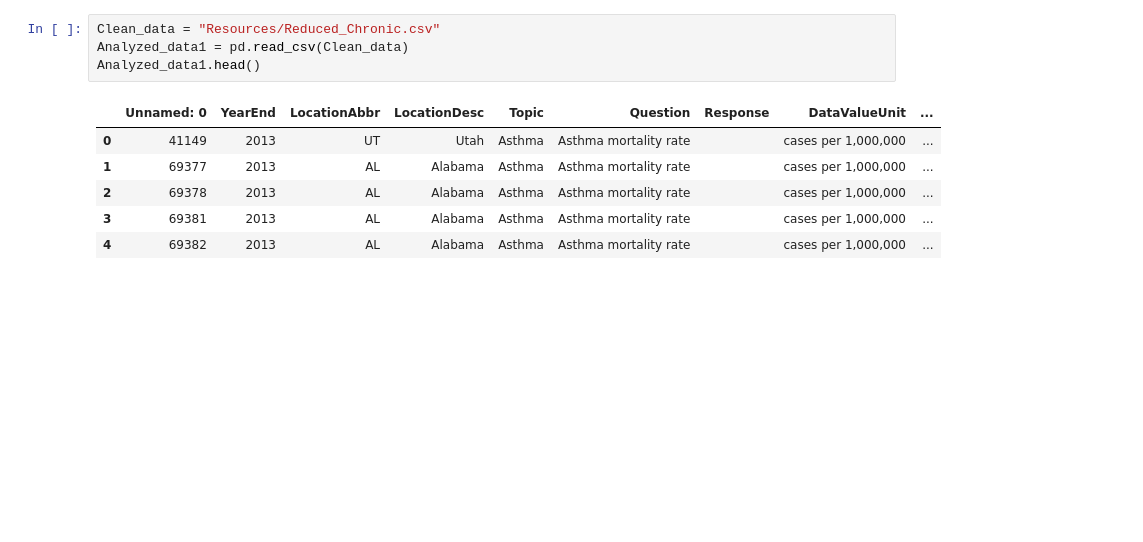
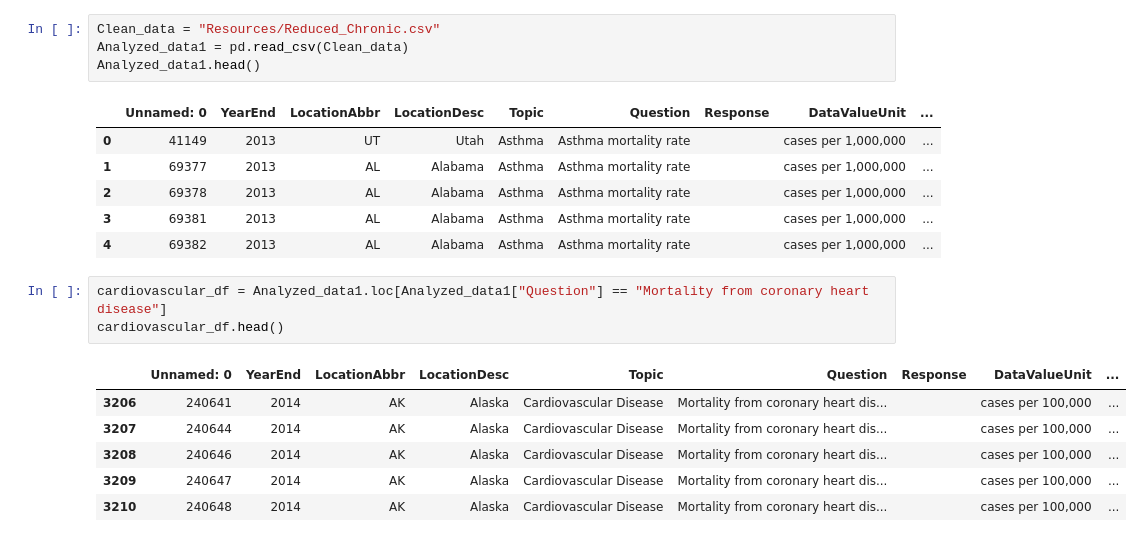
Before and after one commit to ByronIAllen/DataAnalysis_Project1, a Jupyter notebook: Chronic Disease.ipynb, the cells around one changed output. Cells and saved outputs as stored; diff of their text form; blank space fills up the shorter version.

```diff
--- a/Chronic Disease.ipynb
+++ b/Chronic Disease.ipynb
@@ -428,3 +418,13 @@ Analyzed_data1.head()
 | 2 | 69378 | 2013 | AL | Alabama | Asthma | Asthma mortality rate |  | cases per 1,000,000 | ... |
 | 3 | 69381 | 2013 | AL | Alabama | Asthma | Asthma mortality rate |  | cases per 1,000,000 | ... |
 | 4 | 69382 | 2013 | AL | Alabama | Asthma | Asthma mortality rate |  | cases per 1,000,000 | ... |
+# %%
+cardiovascular_df = Analyzed_data1.loc[Analyzed_data1["Question"] == "Mortality from coronary heart disease"]
+cardiovascular_df.head()
+# %% [output]
+|  | Unnamed: 0 | YearEnd | LocationAbbr | LocationDesc | Topic | Question | Response | DataValueUnit | ... |
+| 3206 | 240641 | 2014 | AK | Alaska | Cardiovascular Disease | Mortality from coronary heart dis... |  | cases per 100,000 | ... |
+| 3207 | 240644 | 2014 | AK | Alaska | Cardiovascular Disease | Mortality from coronary heart dis... |  | cases per 100,000 | ... |
+| 3208 | 240646 | 2014 | AK | Alaska | Cardiovascular Disease | Mortality from coronary heart dis... |  | cases per 100,000 | ... |
+| 3209 | 240647 | 2014 | AK | Alaska | Cardiovascular Disease | Mortality from coronary heart dis... |  | cases per 100,000 | ... |
+| 3210 | 240648 | 2014 | AK | Alaska | Cardiovascular Disease | Mortality from coronary heart dis... |  | cases per 100,000 | ... |
```
Also changed, not shown: parts of 5 cells of this notebook, 2 other files.
